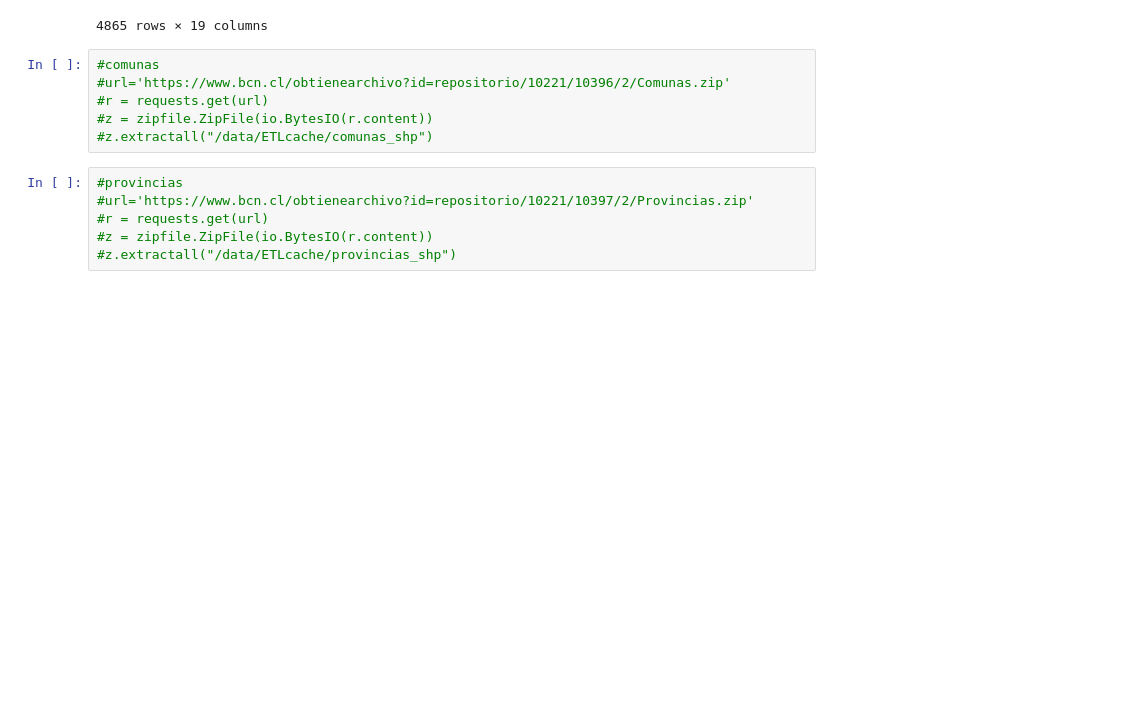
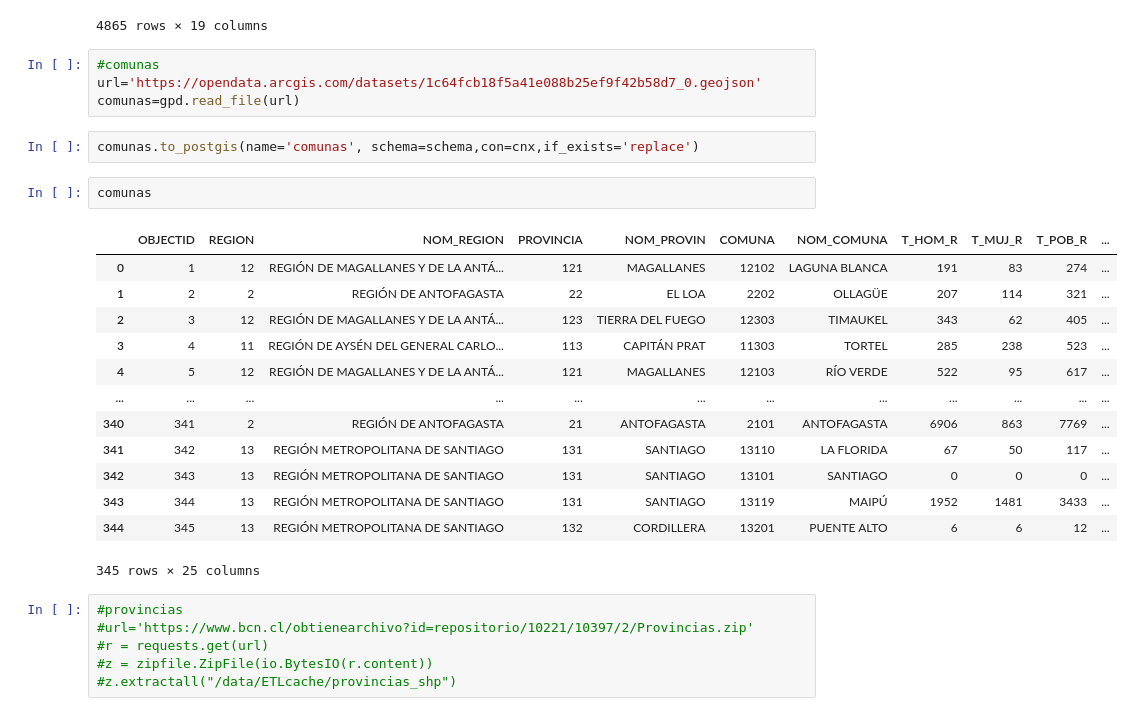
Before and after one commit to panchohumeres/dynamo-covid, a Jupyter notebook: ETL/geo.ipynb, the cells around one changed output. Drawn from its saved outputs; the diff is of its cells as text; blank space fills up the shorter version.

```diff
--- a/ETL/geo.ipynb
+++ b/ETL/geo.ipynb
@@ -159,12 +159,28 @@ zonas
 | 4863 | 53 | 12 | REGIÓN DE MAGALLANES Y DE LA ANTÁ... | 121 | MAGALLANES | 12101 | PUNTA ARENAS | PUNTA ARENAS | 10 | ... |
 | 4864 | 54 | 12 | REGIÓN DE MAGALLANES Y DE LA ANTÁ... | 121 | MAGALLANES | 12101 | PUNTA ARENAS | PUNTA ARENAS | 7 | ... |
 4865 rows × 19 columns
-# %%
-#comunas
-#url='https://www.bcn.cl/obtienearchivo?id=repositorio/10221/10396/2/Comunas.zip'
-#r = requests.get(url)
-#z = zipfile.ZipFile(io.BytesIO(r.content))
-#z.extractall("/data/ETLcache/comunas_shp")
+# %%
+#comunas
+url='https://opendata.arcgis.com/datasets/1c64fcb18f5a41e088b25ef9f42b58d7_0.geojson'
+comunas=gpd.read_file(url)
+# %%
+comunas.to_postgis(name='comunas', schema=schema,con=cnx,if_exists='replace')
+# %%
+comunas
+# %% [output]
+|  | OBJECTID | REGION | NOM_REGION | PROVINCIA | NOM_PROVIN | COMUNA | NOM_COMUNA | T_HOM_R | T_MUJ_R | T_POB_R | ... |
+| 0 | 1 | 12 | REGIÓN DE MAGALLANES Y DE LA ANTÁ... | 121 | MAGALLANES | 12102 | LAGUNA BLANCA | 191 | 83 | 274 | ... |
+| 1 | 2 | 2 | REGIÓN DE ANTOFAGASTA | 22 | EL LOA | 2202 | OLLAGÜE | 207 | 114 | 321 | ... |
+| 2 | 3 | 12 | REGIÓN DE MAGALLANES Y DE LA ANTÁ... | 123 | TIERRA DEL FUEGO | 12303 | TIMAUKEL | 343 | 62 | 405 | ... |
+| 3 | 4 | 11 | REGIÓN DE AYSÉN DEL GENERAL CARLO... | 113 | CAPITÁN PRAT | 11303 | TORTEL | 285 | 238 | 523 | ... |
+| 4 | 5 | 12 | REGIÓN DE MAGALLANES Y DE LA ANTÁ... | 121 | MAGALLANES | 12103 | RÍO VERDE | 522 | 95 | 617 | ... |
+| ... | ... | ... | ... | ... | ... | ... | ... | ... | ... | ... | ... |
+| 340 | 341 | 2 | REGIÓN DE ANTOFAGASTA | 21 | ANTOFAGASTA | 2101 | ANTOFAGASTA | 6906 | 863 | 7769 | ... |
+| 341 | 342 | 13 | REGIÓN METROPOLITANA DE SANTIAGO | 131 | SANTIAGO | 13110 | LA FLORIDA | 67 | 50 | 117 | ... |
+| 342 | 343 | 13 | REGIÓN METROPOLITANA DE SANTIAGO | 131 | SANTIAGO | 13101 | SANTIAGO | 0 | 0 | 0 | ... |
+| 343 | 344 | 13 | REGIÓN METROPOLITANA DE SANTIAGO | 131 | SANTIAGO | 13119 | MAIPÚ | 1952 | 1481 | 3433 | ... |
+| 344 | 345 | 13 | REGIÓN METROPOLITANA DE SANTIAGO | 132 | CORDILLERA | 13201 | PUENTE ALTO | 6 | 6 | 12 | ... |
+345 rows × 25 columns
 # %%
 #provincias
 #url='https://www.bcn.cl/obtienearchivo?id=repositorio/10221/10397/2/Provincias.zip'
```
Also changed, not shown: 1 other file.
